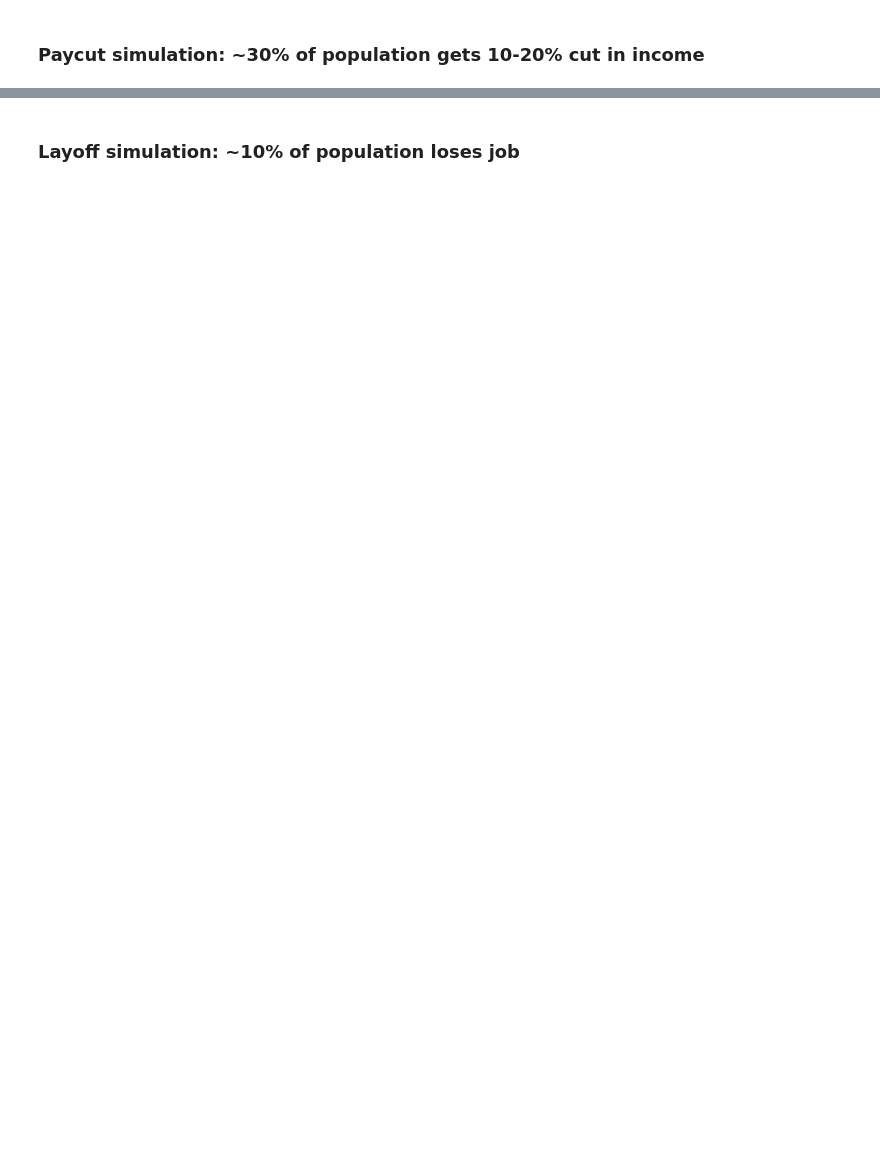
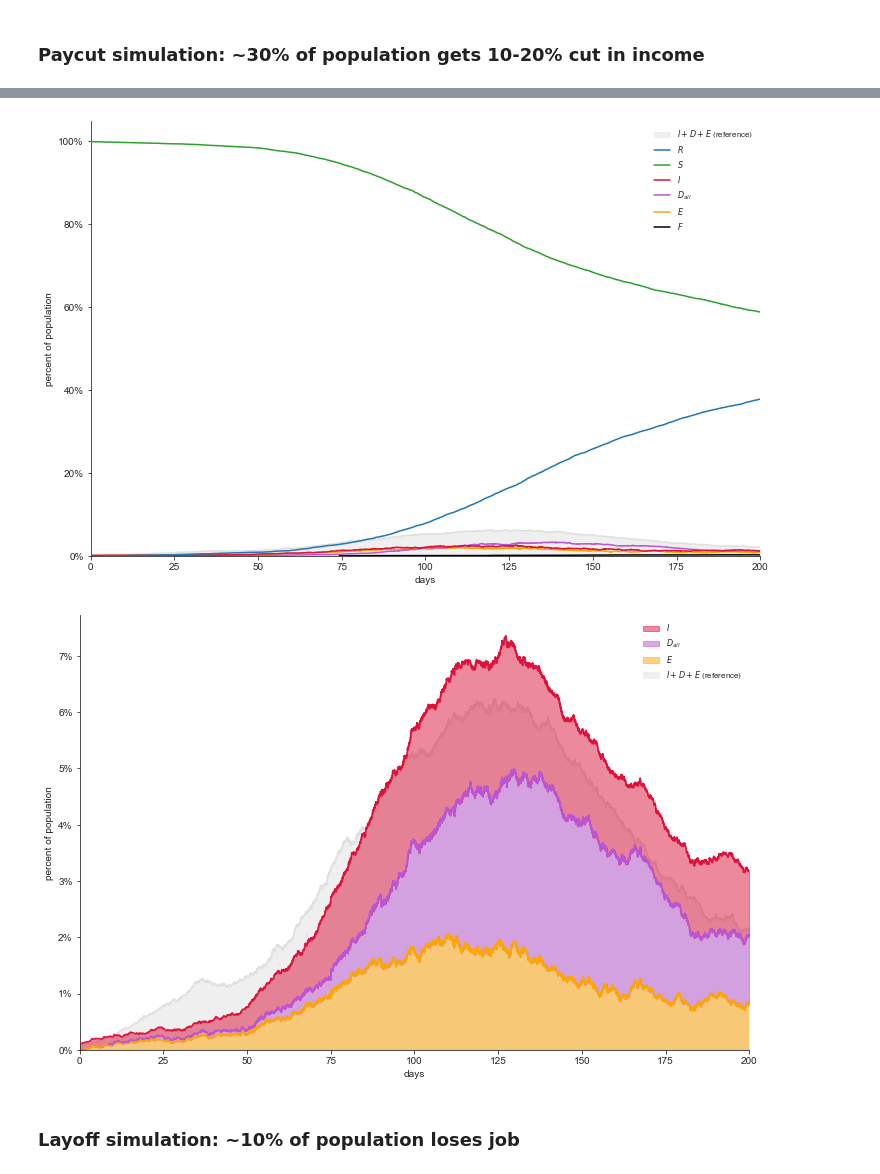
Before and after one commit to zb3qk/Social-Distancing-By-Occupation, a Jupyter notebook: buildData.ipynb, the cells around one changed output, grey strips where cells are left out. Saved outputs shown, nothing was run; the diff lists cells and outputs as text; code cells hidden in the pictures; blank space fills up the shorter version.

```diff
--- a/buildData.ipynb
+++ b/buildData.ipynb
@@ -537,7 +545,7 @@ t = 200.01
 # %% [markdown]
 ### Paycut simulation: ~30% of population gets 10-20% cut in income
 # %%
-runSimulationPayCut(unit_time=200, payCutProbability=.3)
+paycutUtah = runSimulationPayCut(unit_time=200, payCutProbability=.3, state="Utah")
 # %% [output]
 Set up the list!
 Set up the edge connections!
@@ -562,3 +567,11 @@ t = 200.03
+# %%
+paycutUtah.figure_basic(shaded_reference_results=baselineUtah)
+plt.show()
+paycutUtah.figure_infections(shaded_reference_results=baselineUtah)
+plt.show()
+# %% [output]
+[figure, added]
+[figure, added]
 # %% [markdown]
 ### Layoff simulation: ~10% of population loses job
 # %%
```
Also changed, not shown: parts of 48 cells of this notebook, 33 other files.
